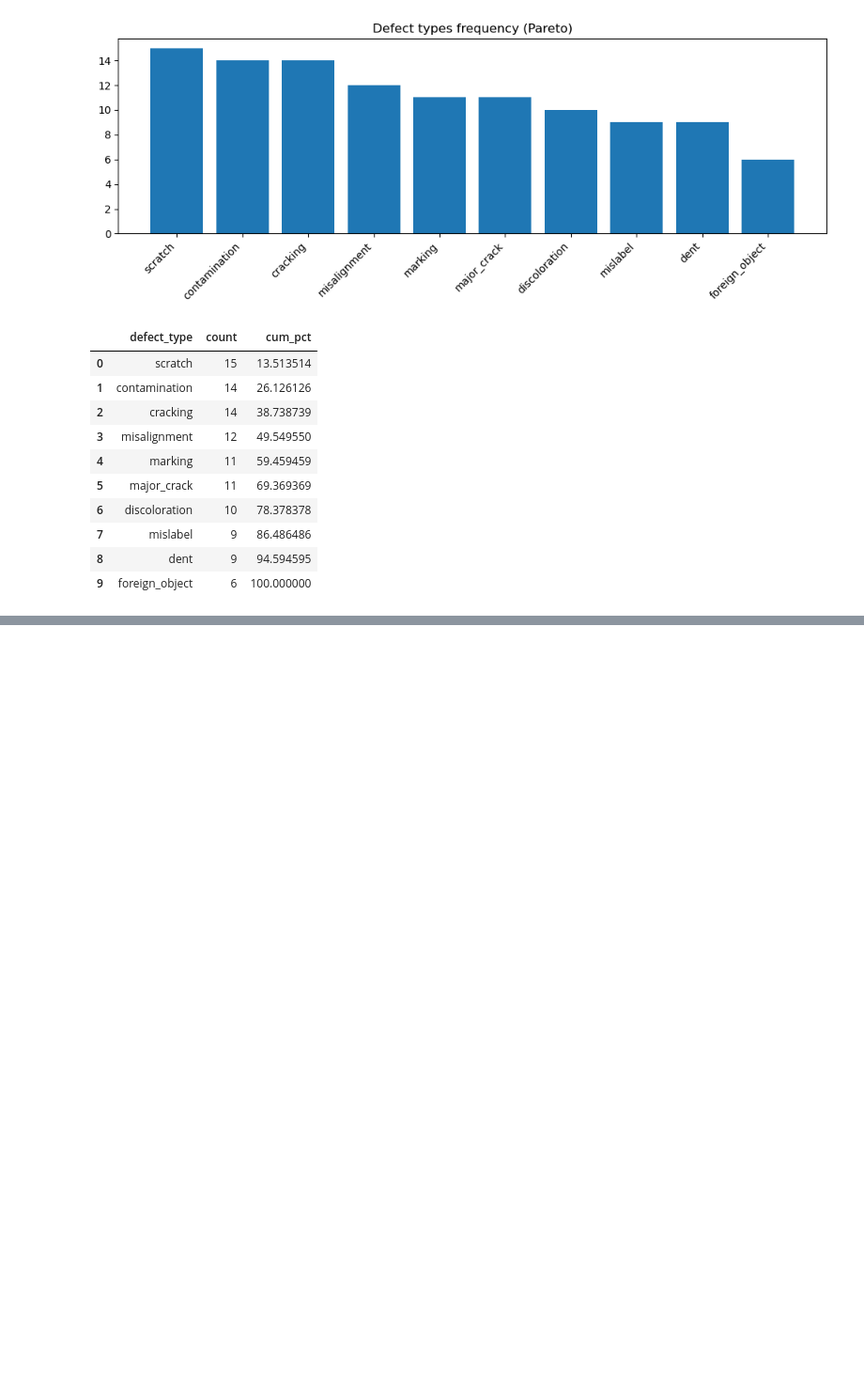
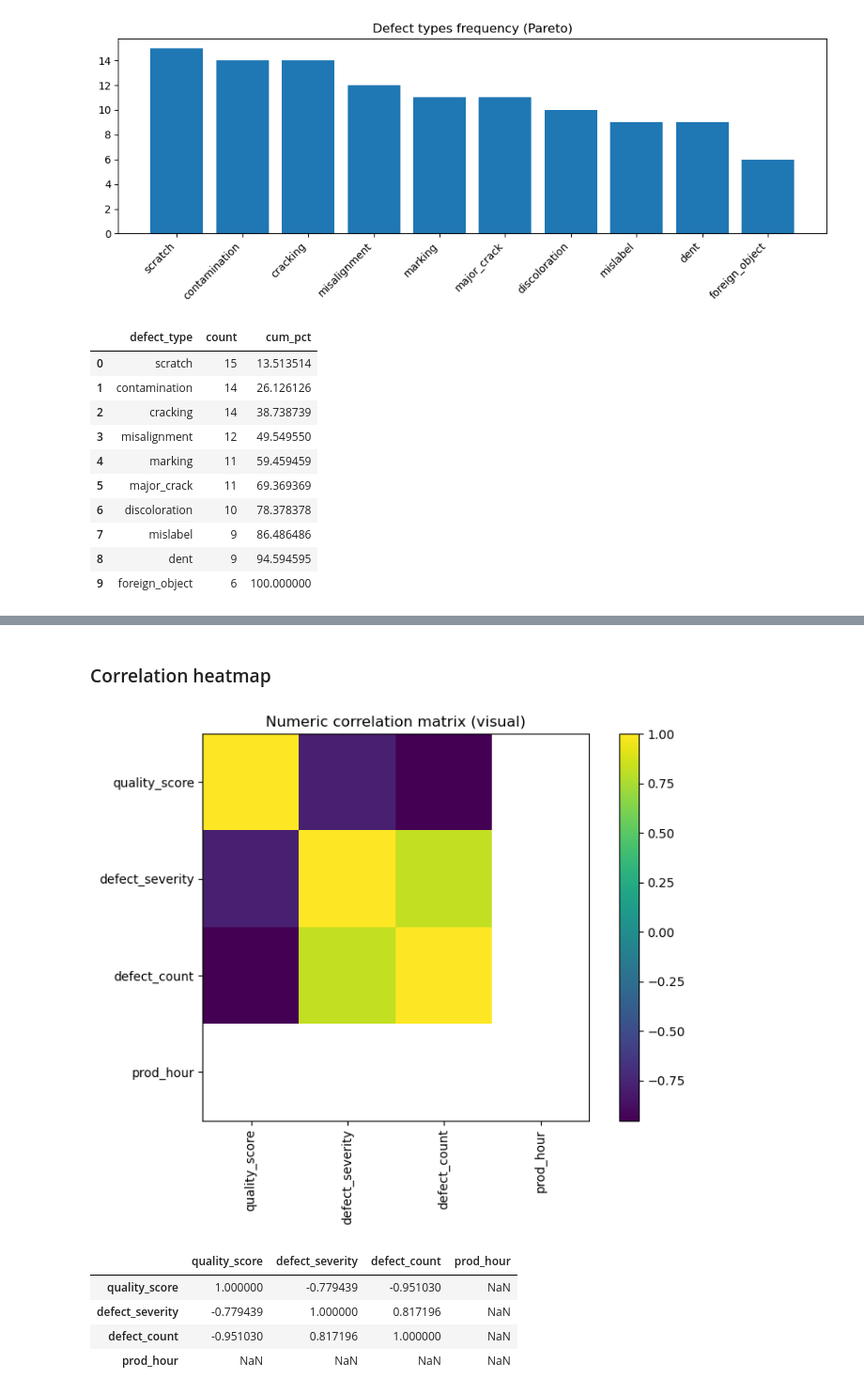
Before and after one commit to bbhatta10/Smart-Quality-Analysis, a Jupyter notebook: ManuQuality.ipynb, the cells around one changed output, grey strips where cells are left out. Shown at 94% size. Cells and saved outputs as stored; diff of their text form; code cells hidden in the pictures; blank space fills up the shorter version.

```diff
--- a/ManuQuality.ipynb
+++ b/ManuQuality.ipynb
@@ -233,0 +260,25 @@ else:
+# %% [markdown]
+### Correlation heatmap
+# %%
+# correlation
+num_df = df.select_dtypes(include=[np.number])
+if not num_df.empty:
+    corr = num_df.corr()
+    plt.figure(figsize=(8,6))
+    plt.imshow(corr, interpolation='nearest')
+    plt.colorbar()
+    plt.xticks(range(len(corr)), corr.columns, rotation=90)
+    plt.yticks(range(len(corr)), corr.columns)
+    plt.title('Numeric correlation matrix (visual)')
+    plt.tight_layout()
+    plt.show()
+    display(corr)
+else:
+    print("No numeric columns to correlate.")
+# %% [output]
+[figure, added]
+|  | quality_score | defect_severity | defect_count | prod_hour |
+| quality_score | 1.000000 | -0.779439 | -0.951030 | NaN |
+| defect_severity | -0.779439 | 1.000000 | 0.817196 | NaN |
+| defect_count | -0.951030 | 0.817196 | 1.000000 | NaN |
+| prod_hour | NaN | NaN | NaN | NaN |
```
Also changed, not shown: parts of 10 cells of this notebook, 1 other file.
